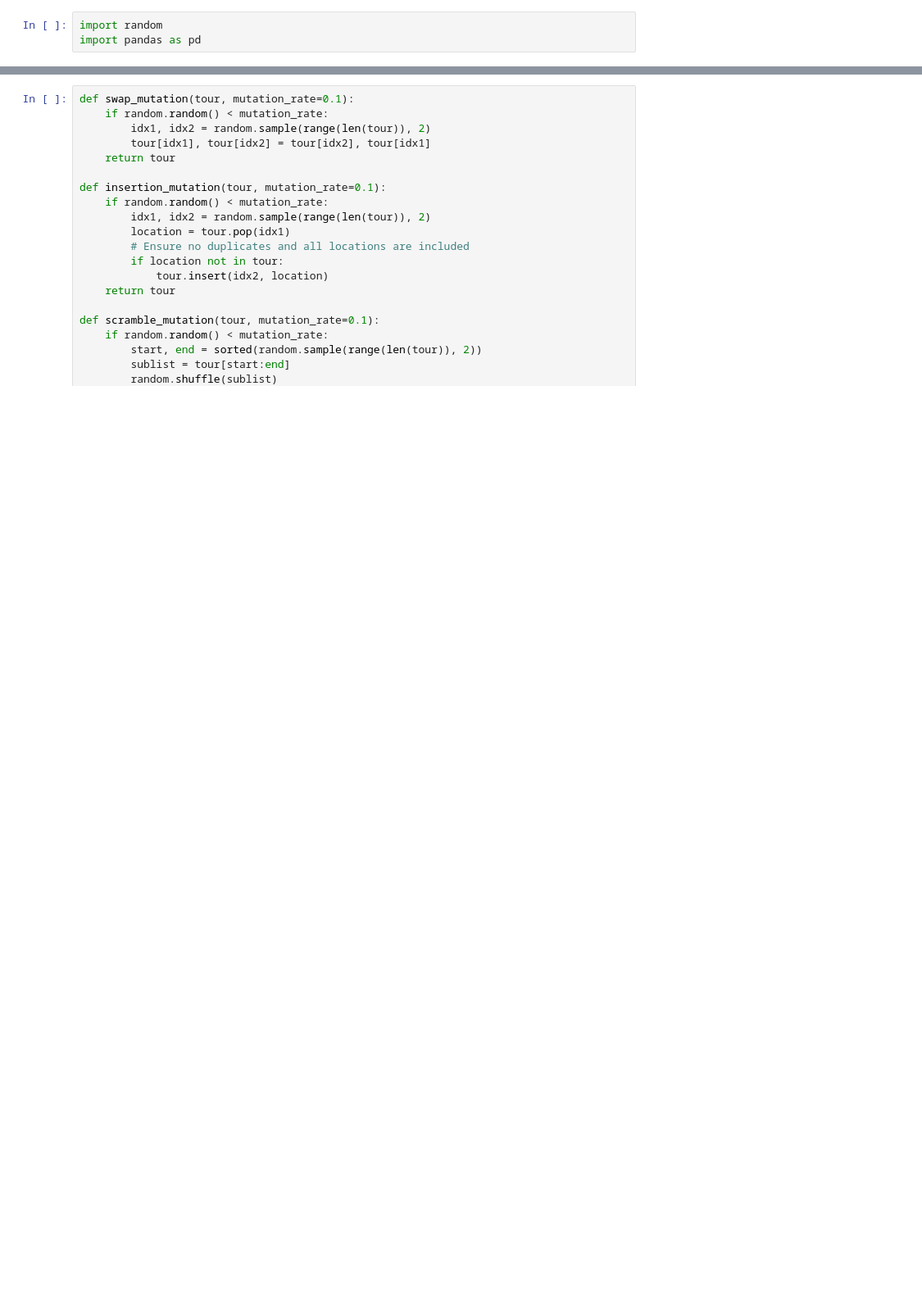
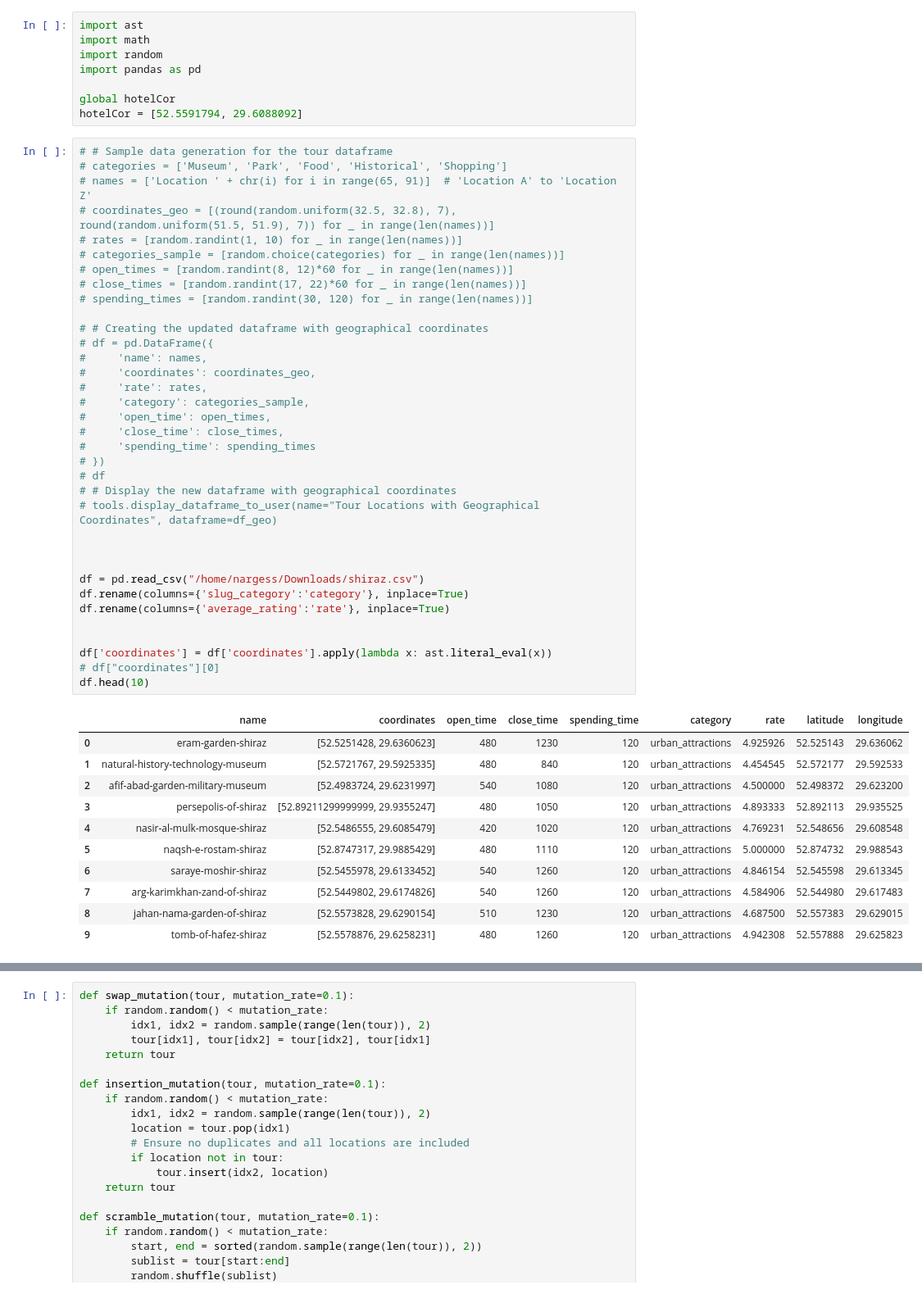
Before and after one commit to Nargess-Seifi/GA---K-means-for-TOP-, a Jupyter notebook: main.ipynb, the cells around one changed output, grey strips where cells are left out. Shown at 82% size. Drawn from its saved outputs; the diff is of its cells as text; blank space fills up the shorter version.

```diff
--- a/main.ipynb
+++ b/main.ipynb
@@ -1,6 +1,58 @@
 # %%
+import ast
+import math
 import random
 import pandas as pd
+
+global hotelCor
+hotelCor = [52.5591794, 29.6088092]
+# %%
+# # Sample data generation for the tour dataframe
+# categories = ['Museum', 'Park', 'Food', 'Historical', 'Shopping']
+# names = ['Location ' + chr(i) for i in range(65, 91)]  # 'Location A' to 'Location Z'
+# coordinates_geo = [(round(random.uniform(32.5, 32.8), 7), round(random.uniform(51.5, 51.9), 7)) for _ in range(len(names))]
+# rates = [random.randint(1, 10) for _ in range(len(names))]
+# categories_sample = [random.choice(categories) for _ in range(len(names))]
+# open_times = [random.randint(8, 12)*60 for _ in range(len(names))]
+# close_times = [random.randint(17, 22)*60 for _ in range(len(names))]
+# spending_times = [random.randint(30, 120) for _ in range(len(names))]
+
+# # Creating the updated dataframe with geographical coordinates
+# df = pd.DataFrame({
+#     'name': names,
+#     'coordinates': coordinates_geo,
+#     'rate': rates,
+#     'category': categories_sample,
+#     'open_time': open_times,
+#     'close_time': close_times,
+#     'spending_time': spending_times
+# })
+# df
+# # Display the new dataframe with geographical coordinates
+# tools.display_dataframe_to_user(name="Tour Locations with Geographical Coordinates", dataframe=df_geo)
+
+
+
+df = pd.read_csv("/home/nargess/Downloads/shiraz.csv")
+df.rename(columns={'slug_category':'category'}, inplace=True)
+df.rename(columns={'average_rating':'rate'}, inplace=True)
+
+
+df['coordinates'] = df['coordinates'].apply(lambda x: ast.literal_eval(x))
+# df["coordinates"][0]
+df.head(10)
+# %% [output]
+|  | name | coordinates | open_time | close_time | spending_time | category | rate | latitude | longitude |
+| 0 | eram-garden-shiraz | [52.5251428, 29.6360623] | 480 | 1230 | 120 | urban_attractions | 4.925926 | 52.525143 | 29.636062 |
+| 1 | natural-history-technology-museum | [52.5721767, 29.5925335] | 480 | 840 | 120 | urban_attractions | 4.454545 | 52.572177 | 29.592533 |
+| 2 | afif-abad-garden-military-museum | [52.4983724, 29.6231997] | 540 | 1080 | 120 | urban_attractions | 4.500000 | 52.498372 | 29.623200 |
+| 3 | persepolis-of-shiraz | [52.89211299999999, 29.9355247] | 480 | 1050 | 120 | urban_attractions | 4.893333 | 52.892113 | 29.935525 |
+| 4 | nasir-al-mulk-mosque-shiraz | [52.5486555, 29.6085479] | 420 | 1020 | 120 | urban_attractions | 4.769231 | 52.548656 | 29.608548 |
+| 5 | naqsh-e-rostam-shiraz | [52.8747317, 29.9885429] | 480 | 1110 | 120 | urban_attractions | 5.000000 | 52.874732 | 29.988543 |
+| 6 | saraye-moshir-shiraz | [52.5455978, 29.6133452] | 540 | 1260 | 120 | urban_attractions | 4.846154 | 52.545598 | 29.613345 |
+| 7 | arg-karimkhan-zand-of-shiraz | [52.5449802, 29.6174826] | 540 | 1260 | 120 | urban_attractions | 4.584906 | 52.544980 | 29.617483 |
+| 8 | jahan-nama-garden-of-shiraz | [52.5573828, 29.6290154] | 510 | 1230 | 120 | urban_attractions | 4.687500 | 52.557383 | 29.629015 |
+| 9 | tomb-of-hafez-shiraz | [52.5578876, 29.6258231] | 480 | 1260 | 120 | urban_attractions | 4.942308 | 52.557888 | 29.625823 |
 # %%
 def vlox_crossover(parent1, parent2):
     # Get lengths of the parents
```
Also changed, not shown: parts of 10 cells of this notebook.
